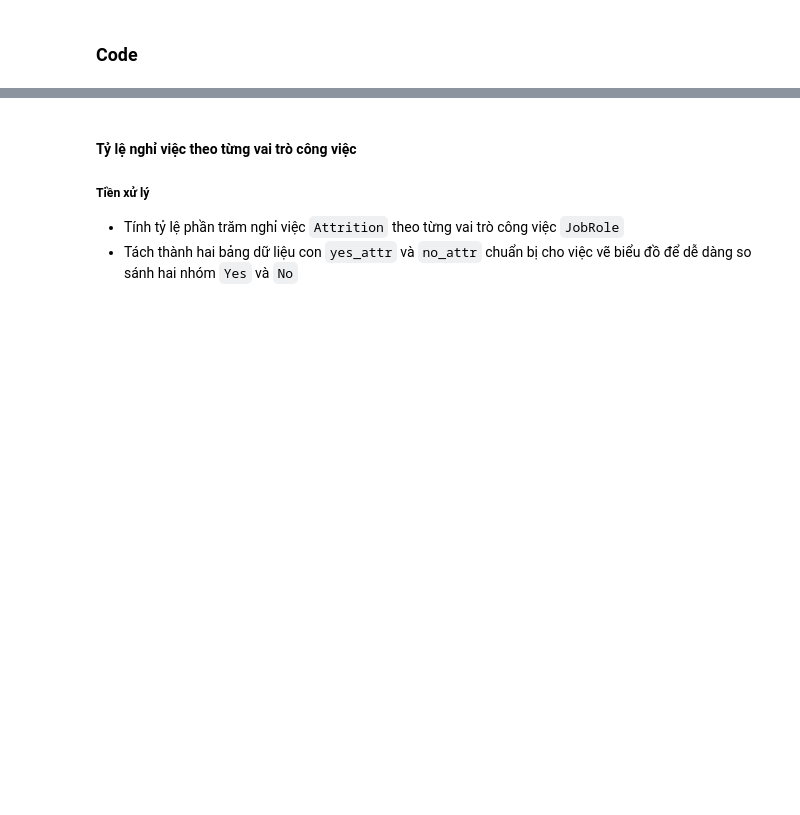
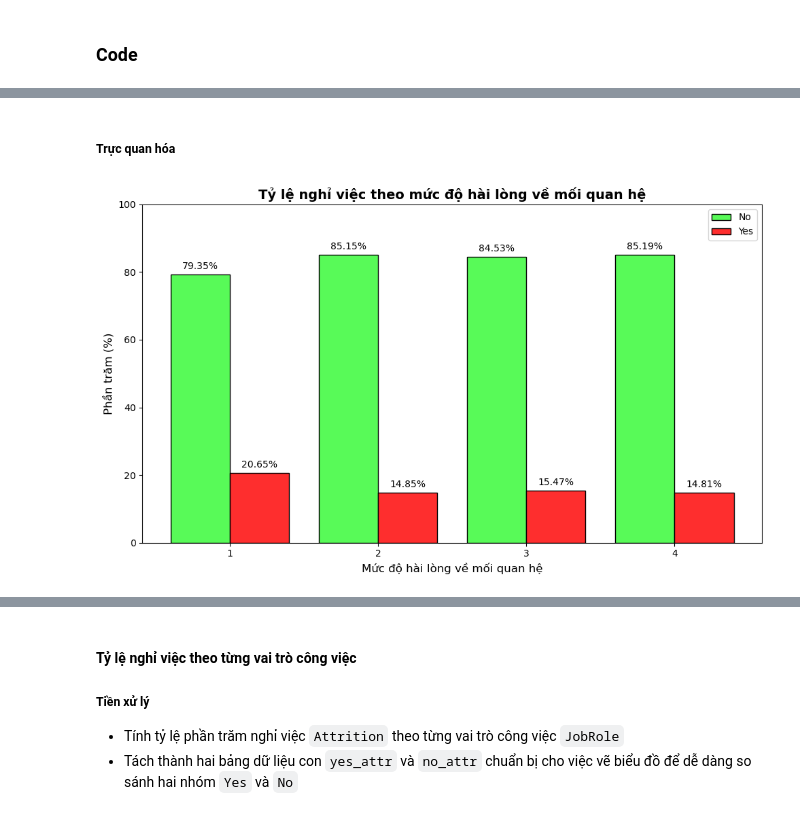
Before and after one commit to hungchou8994/LTKHDL, a Jupyter notebook: AskMeaningfulQuestions.ipynb, the cells around one changed output, grey strips where cells are left out. Saved outputs shown, nothing was run; the diff lists cells and outputs as text; code cells hidden in the pictures; blank space fills up the shorter version.

```diff
--- a/AskQuesion.ipynb
+++ b/AskMeaningfulQuestions.ipynb
@@ -272,0 +187,15 @@ plt.show()
+# %%
+# Tính toán số lượng và tỷ lệ phần trăm theo Attrition và RelationshipSatisfaction
+attr_relationship = ibm_df.groupby(['RelationshipSatisfaction', 'Attrition']).size().reset_index(name='amount')
+attr_relationship['pct'] = attr_relationship.groupby('RelationshipSatisfaction')['amount'].apply(lambda x: round((x / x.sum()) * 100, 2))
+
+# Tách dữ liệu thành "Yes" và "No"
+yes_relationship = attr_relationship[attr_relationship['Attrition'] == "Yes"]
+no_relationship = attr_relationship[attr_relationship['Attrition'] == "No"]
+
+# Chuẩn bị dữ liệu cho việc biểu đồ
+labels = yes_relationship['RelationshipSatisfaction'].values
+yes_pct = yes_relationship['pct'].values
+no_pct = no_relationship['pct'].values
+
+attr_relationship
@@ -272,0 +212,33 @@ plt.show()
+# %% [markdown]
+##### Trực quan hóa
+# %%
+# Thiết lập biểu đồ
+fig, ax = plt.subplots(figsize=(10, 6))
+
+# Vẽ cột cho nhóm "No"
+ax.bar(labels - 0.2, no_pct, width=0.4, label='No', color='#58FA58', edgecolor='black')
+
+# Vẽ cột cho nhóm "Yes"
+ax.bar(labels + 0.2, yes_pct, width=0.4, label='Yes', color='#FE2E2E', edgecolor='black')
+
+# Thêm tiêu đề và tên trục
+ax.set_title("Tỷ lệ nghỉ việc theo mức độ hài lòng về mối quan hệ", fontsize=14, weight='bold')
+ax.set_xlabel("Mức độ hài lòng về mối quan hệ", fontsize=12)
+ax.set_ylabel("Phần trăm (%)", fontsize=12)
+ax.set_xticks(labels)
+ax.set_xticklabels(labels)
+
+# Thêm nhãn giá trị trên các cột
+for i in range(len(labels)):
+    ax.text(labels[i] - 0.2, no_pct[i] + 1, f"{no_pct[i]}%", ha='center', va='bottom')
+    ax.text(labels[i] + 0.2, yes_pct[i] + 1, f"{yes_pct[i]}%", ha='center', va='bottom')
+
+# Giới hạn trục y
+plt.ylim(0, 100)
+
+# Hiển thị chú thích và biểu đồ
+ax.legend()
+plt.tight_layout()
+plt.show()
+# %% [output]
+[figure, added]
```
Also changed, not shown: parts of 24 cells of this notebook.
